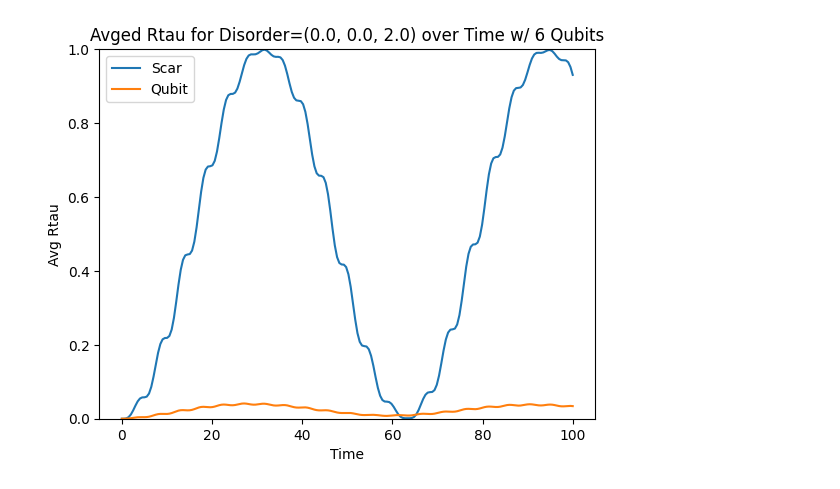
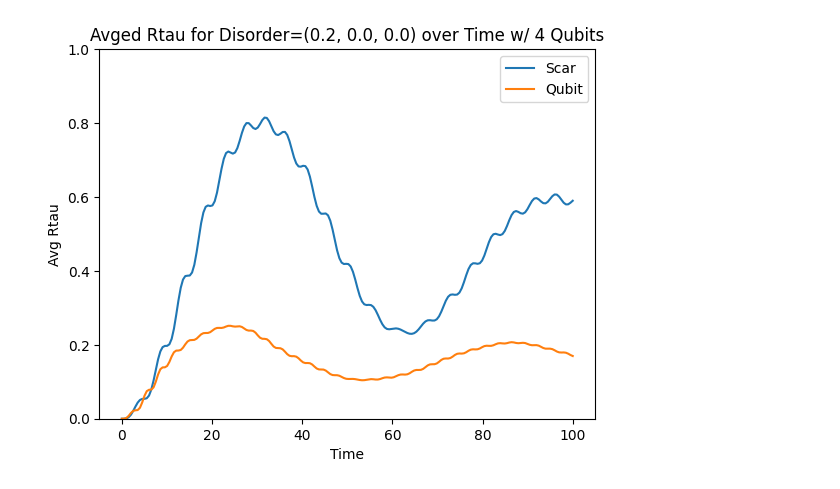
Before and after one commit to Idden/Quantum-Internship, a Jupyter notebook: Quantum_Batteries_Scars/disorder_tests/test2.ipynb, the cells around one changed output. Cells and saved outputs as stored; diff of their text form; code cells hidden in the pictures.

```diff
--- a/Quantum_Batteries_Scars/disorder_tests/test2.ipynb
+++ b/Quantum_Batteries_Scars/disorder_tests/test2.ipynb
@@ -4,16 +4,17 @@ import qutip as qt
 import matplotlib.pyplot as plt
 from quantumScarFunctions import *
 # %%
-wd = 0.642570281124498
-wm = 0.642570281124498
+wd = 0.6365091993031
+wm = 1.0
 tlist = np.linspace(0, 100, 200)
-dz = 0.0
+dz = 0.2
 dy = 0.0
-dx = 2.0
-N = 6
+dx = 0.0
+N = 4
 reals = 200
 amp = 0.1
 args = {"A": amp, "omega": wd}
+qargs = {"A": amp, "omega": wm}
 
 scar_dR = []
 qubit_dR = []
@@ -26,32 +27,32 @@ for _ in range(reals):
     psi_t = qt.sesolve(H, eigenstates[0], tlist, e_ops=[H0])
 
     Rtau = np.real(psi_t.expect[0] - psi_t.expect[0][0]) / (eigenvalues[-1] - eigenvalues[0])
     scar_dR.append(Rtau)
 
 for _ in range(reals):
     qH0, qH1 = get_qubit_ham(N, wm=wm, ham_disorder=[dz, dy, dx], random_seed=True)
     qeigvals, qeigstates = qH0.eigenstates()
     qband = qeigvals[-1] - qeigvals[0]
 
-    qH = qt.QobjEvo([qH0, [qH1, coeff]], args=args)
+    qH = qt.QobjEvo([qH0, [qH1, coeff]], args=qargs)
     qpsi_t = qt.sesolve(qH, qeigstates[0], tlist, e_ops=[qH0])
 
     qRtau = np.real(qpsi_t.expect[0] - qpsi_t.expect[0][0]) / qband
     qubit_dR.append(qRtau)
 
 scar_dR = np.array(scar_dR)
 plotScar = np.mean(scar_dR, axis=0)
 
 qubit_dR = np.array(qubit_dR)
 plotQubit = np.mean(qubit_dR, axis=0)
 
 plt.plot(tlist, plotScar, label="Scar")
 plt.plot(tlist, plotQubit, label="Qubit")
 plt.title(f"Avged Rtau for Disorder={dz, dy, dx} over Time w/ {N} Qubits")
 plt.ylabel("Avg Rtau")
 plt.xlabel("Time")
 plt.ylim(0, 1)
 plt.legend()
 plt.show()
 # %% [output]
-[figure, old version]
+[figure, new version]
```
Also changed, not shown: 3 other files.
